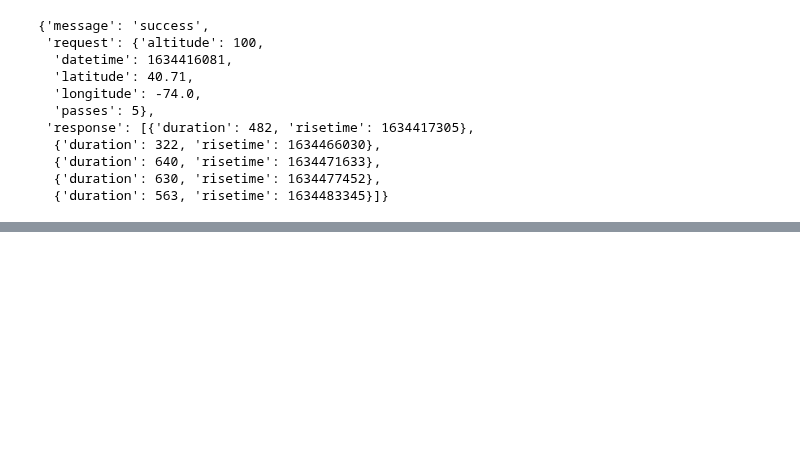
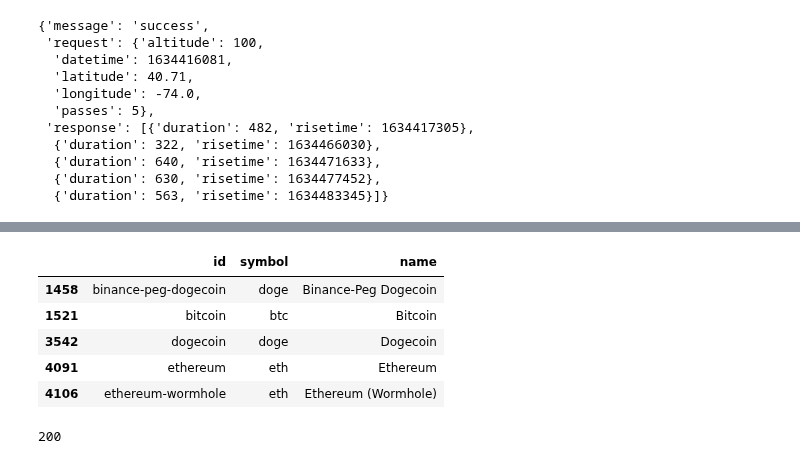
Before and after one commit to bansalkanav/Ultimate-Data-Science-Toolkit---From-Python-Basics-to-GenerativeAI, a Jupyter notebook: Module 1 - Python Programming/08. Web API/web_api.ipynb, the cells around one changed output, grey strips where cells are left out. Cells and saved outputs as stored; diff of their text form; code cells hidden in the pictures; blank space fills up the shorter version.

```diff
--- a/Module 1 - Python Programming/08. Web API/web_api.ipynb
+++ b/Module 1 - Python Programming/08. Web API/web_api.ipynb
@@ -259,0 +517,15 @@ public_tweets
+# %%
+df.loc[ (df.symbol == 'btc') | (df.symbol == 'eth') | (df.symbol == 'doge') ]
+# %% [output]
+|  | id | symbol | name |
+| 1458 | binance-peg-dogecoin | doge | Binance-Peg Dogecoin |
+| 1521 | bitcoin | btc | Bitcoin |
+| 3542 | dogecoin | doge | Dogecoin |
+| 4091 | ethereum | eth | Ethereum |
+| 4106 | ethereum-wormhole | eth | Ethereum (Wormhole) |
+# %%
+response = get_request('/coins/markets', payload={'vs_currency': 'usd', 'ids': 'bitcoin, dogecoin, ethereum'})
+
+response.status_code
+# %% [output]
+200
```
Also changed, not shown: parts of 105 cells of this notebook.
